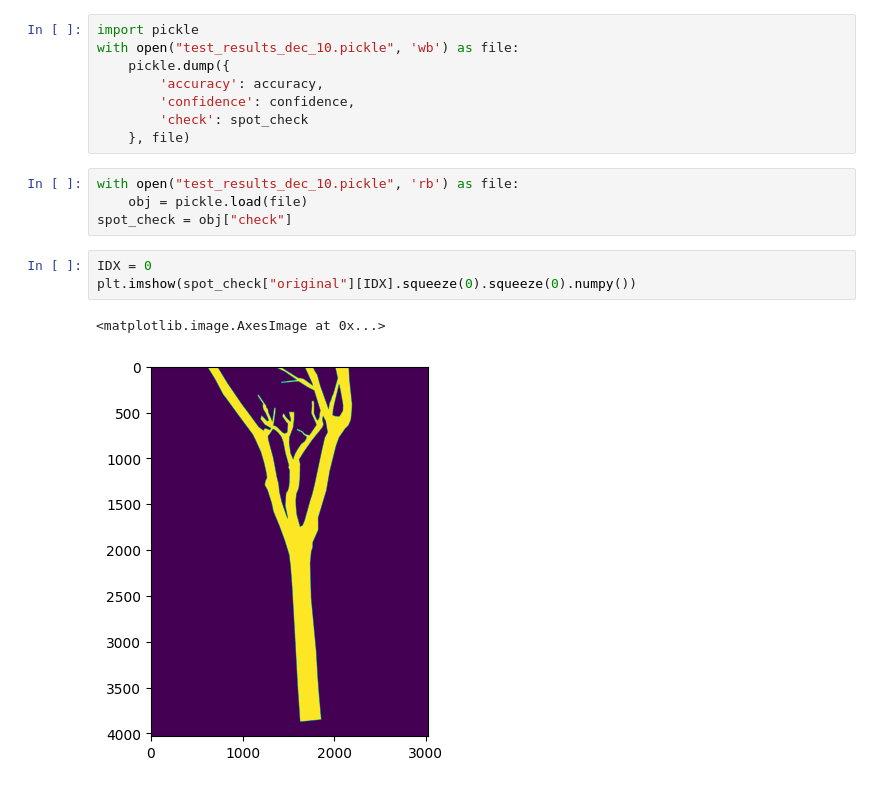
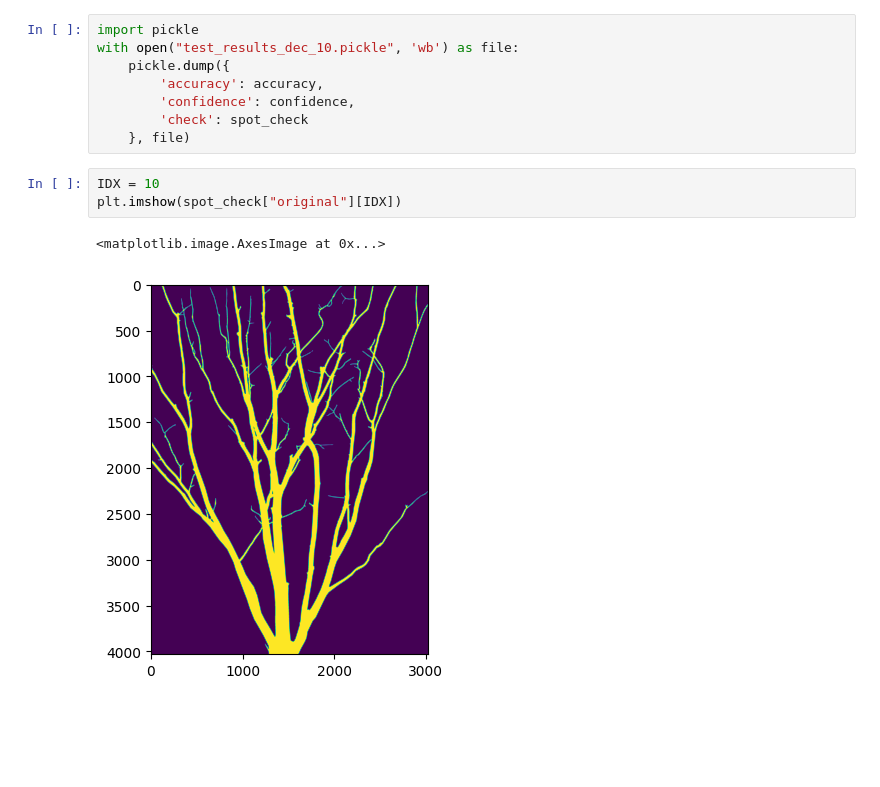
Before and after one commit to wyattbarber/EGR-600-Semester-Project, a Jupyter notebook: testing.ipynb, the cells around one changed output. Cells and saved outputs as stored; diff of their text form; blank space fills up the shorter version.

Commit message:
Add test results

```diff
--- a/testing.ipynb
+++ b/testing.ipynb
@@ -70,16 +87,12 @@ with open("test_results_dec_10.pickle", 'wb') as file:
         'confidence': confidence,
         'check': spot_check
     }, file)
-# %%
-with open("test_results_dec_10.pickle", 'rb') as file:
-    obj = pickle.load(file)
-spot_check = obj["check"]
 # %%
-IDX = 0
-plt.imshow(spot_check["original"][IDX].squeeze(0).squeeze(0).numpy())
+IDX = 10
+plt.imshow(spot_check["original"][IDX])
 # %% [output]
 <matplotlib.image.AxesImage at 0x...>
-[figure, old version]
+[figure, new version]
 # %%
 plt.imshow(spot_check["reconstruction"][IDX])
 # %% [output]
```
Also changed, not shown: parts of 10 cells of this notebook.
